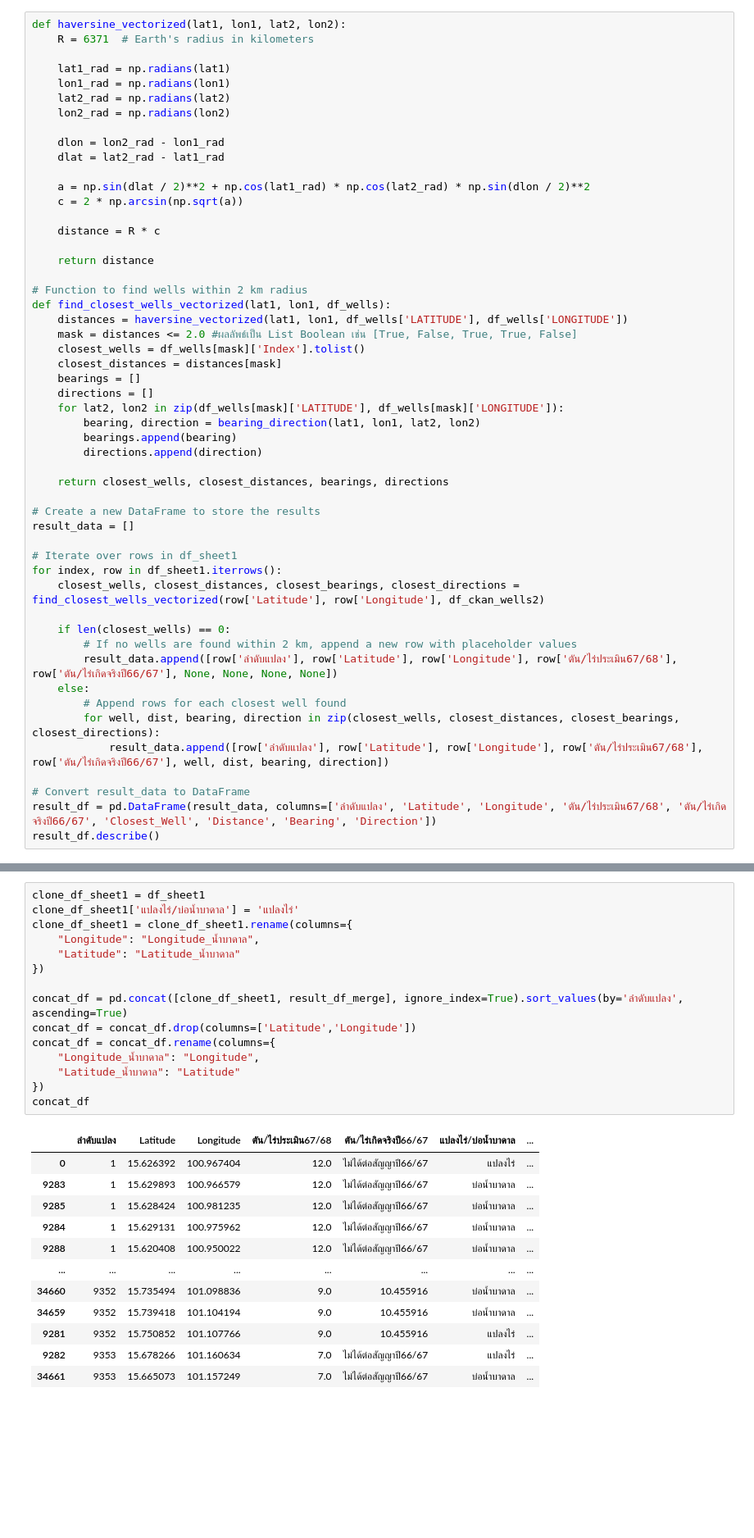
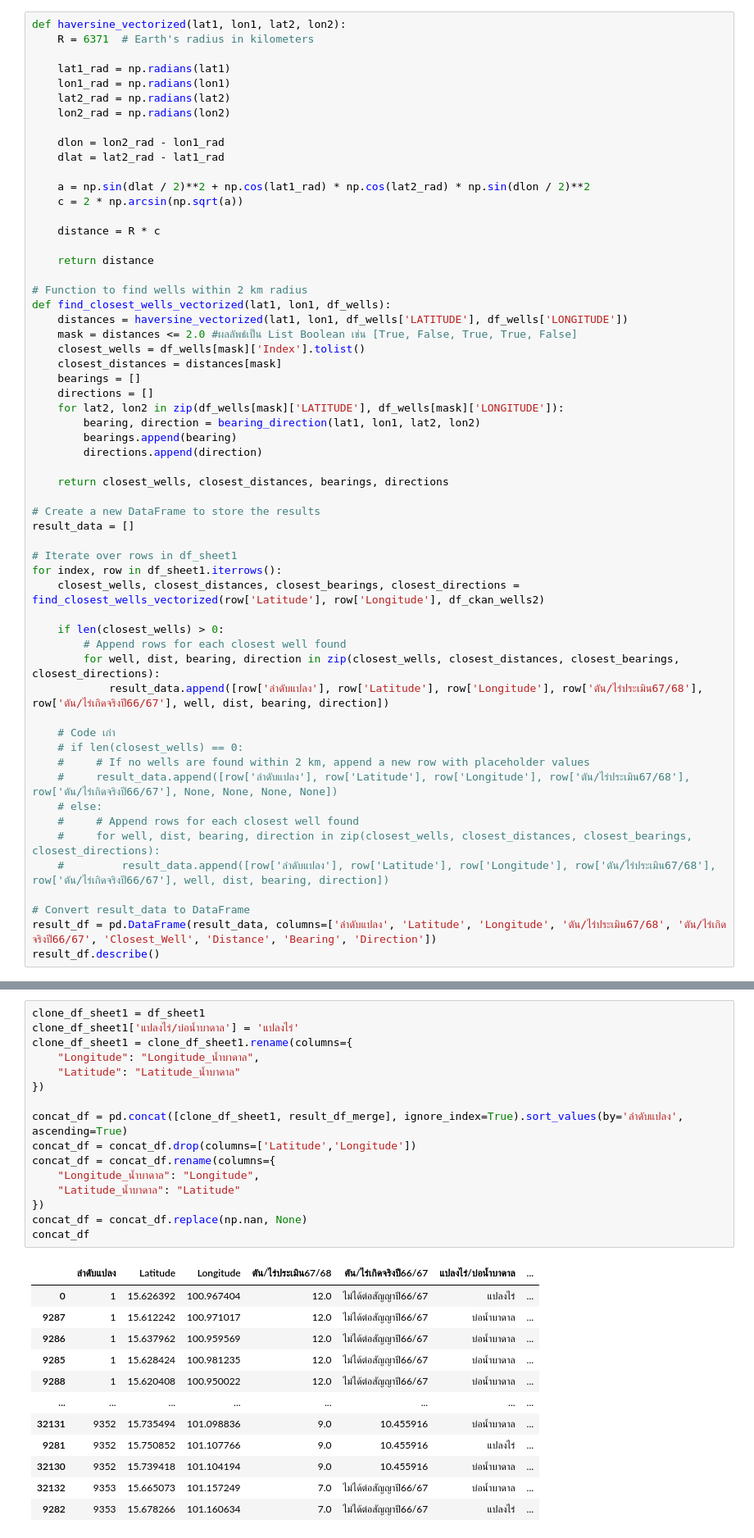
Before and after one commit to Thanarat-DS/MapAppProject, a Jupyter notebook: convert_to_geojson/convert.ipynb, the cells around one changed output, grey strips where cells are left out. Shown at 82% size. Saved outputs shown, nothing was run; the diff lists cells and outputs as text; blank space fills up the shorter version.

```diff
--- a/convert_to_geojson/convert.ipynb
+++ b/convert_to_geojson/convert.ipynb
@@ -103,14 +103,20 @@ result_data = []
 for index, row in df_sheet1.iterrows():
     closest_wells, closest_distances, closest_bearings, closest_directions = find_closest_wells_vectorized(row['Latitude'], row['Longitude'], df_ckan_wells2)
 
-    if len(closest_wells) == 0:
-        # If no wells are found within 2 km, append a new row with placeholder values
-        result_data.append([row['ลำดับแปลง'], row['Latitude'], row['Longitude'], row['ตัน/ไร่ประเมิน67/68'], row['ตัน/ไร่เกิดจริงปี66/67'], None, None, None, None])
-    else:
+    if len(closest_wells) > 0:
         # Append rows for each closest well found
         for well, dist, bearing, direction in zip(closest_wells, closest_distances, closest_bearings, closest_directions):
             result_data.append([row['ลำดับแปลง'], row['Latitude'], row['Longitude'], row['ตัน/ไร่ประเมิน67/68'], row['ตัน/ไร่เกิดจริงปี66/67'], well, dist, bearing, direction])
 
+    # Code เก่า
+    # if len(closest_wells) == 0:
+    #     # If no wells are found within 2 km, append a new row with placeholder values
+    #     result_data.append([row['ลำดับแปลง'], row['Latitude'], row['Longitude'], row['ตัน/ไร่ประเมิน67/68'], row['ตัน/ไร่เกิดจริงปี66/67'], None, None, None, None])
+    # else:
+    #     # Append rows for each closest well found
+    #     for well, dist, bearing, direction in zip(closest_wells, closest_distances, closest_bearings, closest_directions):
+    #         result_data.append([row['ลำดับแปลง'], row['Latitude'], row['Longitude'], row['ตัน/ไร่ประเมิน67/68'], row['ตัน/ไร่เกิดจริงปี66/67'], well, dist, bearing, direction])
+
 # Convert result_data to DataFrame
 result_df = pd.DataFrame(result_data, columns=['ลำดับแปลง', 'Latitude', 'Longitude', 'ตัน/ไร่ประเมิน67/68', 'ตัน/ไร่เกิดจริงปี66/67', 'Closest_Well', 'Distance', 'Bearing', 'Direction'])
 result_df.describe()
@@ -199,28 +205,29 @@ result_df_merge
 # %%
 clone_df_sheet1 = df_sheet1
 clone_df_sheet1['แปลงไร่/บ่อน้ำบาดาล'] = 'แปลงไร่'
 clone_df_sheet1 = clone_df_sheet1.rename(columns={
     "Longitude": "Longitude_น้ำบาดาล",
     "Latitude": "Latitude_น้ำบาดาล"
 })
 
 concat_df = pd.concat([clone_df_sheet1, result_df_merge], ignore_index=True).sort_values(by='ลำดับแปลง', ascending=True)
 concat_df = concat_df.drop(columns=['Latitude','Longitude'])
 concat_df = concat_df.rename(columns={
     "Longitude_น้ำบาดาล": "Longitude",
     "Latitude_น้ำบาดาล": "Latitude"
 })
+concat_df = concat_df.replace(np.nan, None)
 concat_df
 # %% [output]
 |  | ลำดับแปลง | Latitude | Longitude | ตัน/ไร่ประเมิน67/68 | ตัน/ไร่เกิดจริงปี66/67 | แปลงไร่/บ่อน้ำบาดาล | ... |
 | 0 | 1 | 15.626392 | 100.967404 | 12.0 | ไม่ได้ต่อสัญญาปี66/67 | แปลงไร่ | ... |
-| 9283 | 1 | 15.629893 | 100.966579 | 12.0 | ไม่ได้ต่อสัญญาปี66/67 | บ่อน้ำบาดาล | ... |
+| 9287 | 1 | 15.612242 | 100.971017 | 12.0 | ไม่ได้ต่อสัญญาปี66/67 | บ่อน้ำบาดาล | ... |
+| 9286 | 1 | 15.637962 | 100.959569 | 12.0 | ไม่ได้ต่อสัญญาปี66/67 | บ่อน้ำบาดาล | ... |
 | 9285 | 1 | 15.628424 | 100.981235 | 12.0 | ไม่ได้ต่อสัญญาปี66/67 | บ่อน้ำบาดาล | ... |
-| 9284 | 1 | 15.629131 | 100.975962 | 12.0 | ไม่ได้ต่อสัญญาปี66/67 | บ่อน้ำบาดาล | ... |
 | 9288 | 1 | 15.620408 | 100.950022 | 12.0 | ไม่ได้ต่อสัญญาปี66/67 | บ่อน้ำบาดาล | ... |
 | ... | ... | ... | ... | ... | ... | ... | ... |
-| 34660 | 9352 | 15.735494 | 101.098836 | 9.0 | 10.455916 | บ่อน้ำบาดาล | ... |
-| 34659 | 9352 | 15.739418 | 101.104194 | 9.0 | 10.455916 | บ่อน้ำบาดาล | ... |
+| 32131 | 9352 | 15.735494 | 101.098836 | 9.0 | 10.455916 | บ่อน้ำบาดาล | ... |
 | 9281 | 9352 | 15.750852 | 101.107766 | 9.0 | 10.455916 | แปลงไร่ | ... |
+| 32130 | 9352 | 15.739418 | 101.104194 | 9.0 | 10.455916 | บ่อน้ำบาดาล | ... |
+| 32132 | 9353 | 15.665073 | 101.157249 | 7.0 | ไม่ได้ต่อสัญญาปี66/67 | บ่อน้ำบาดาล | ... |
 | 9282 | 9353 | 15.678266 | 101.160634 | 7.0 | ไม่ได้ต่อสัญญาปี66/67 | แปลงไร่ | ... |
-| 34661 | 9353 | 15.665073 | 101.157249 | 7.0 | ไม่ได้ต่อสัญญาปี66/67 | บ่อน้ำบาดาล | ... |
```
Also changed, not shown: parts of 9 cells of this notebook, 8 other files.
